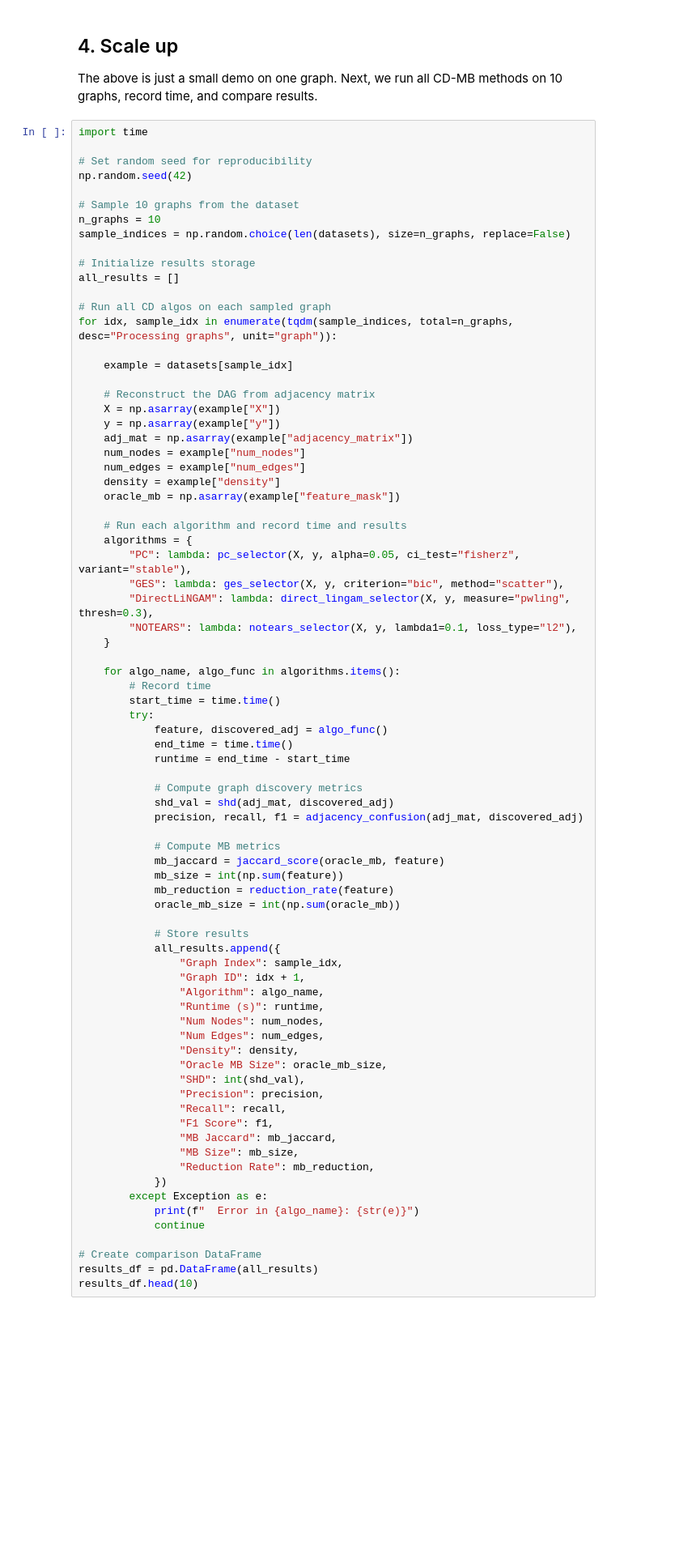
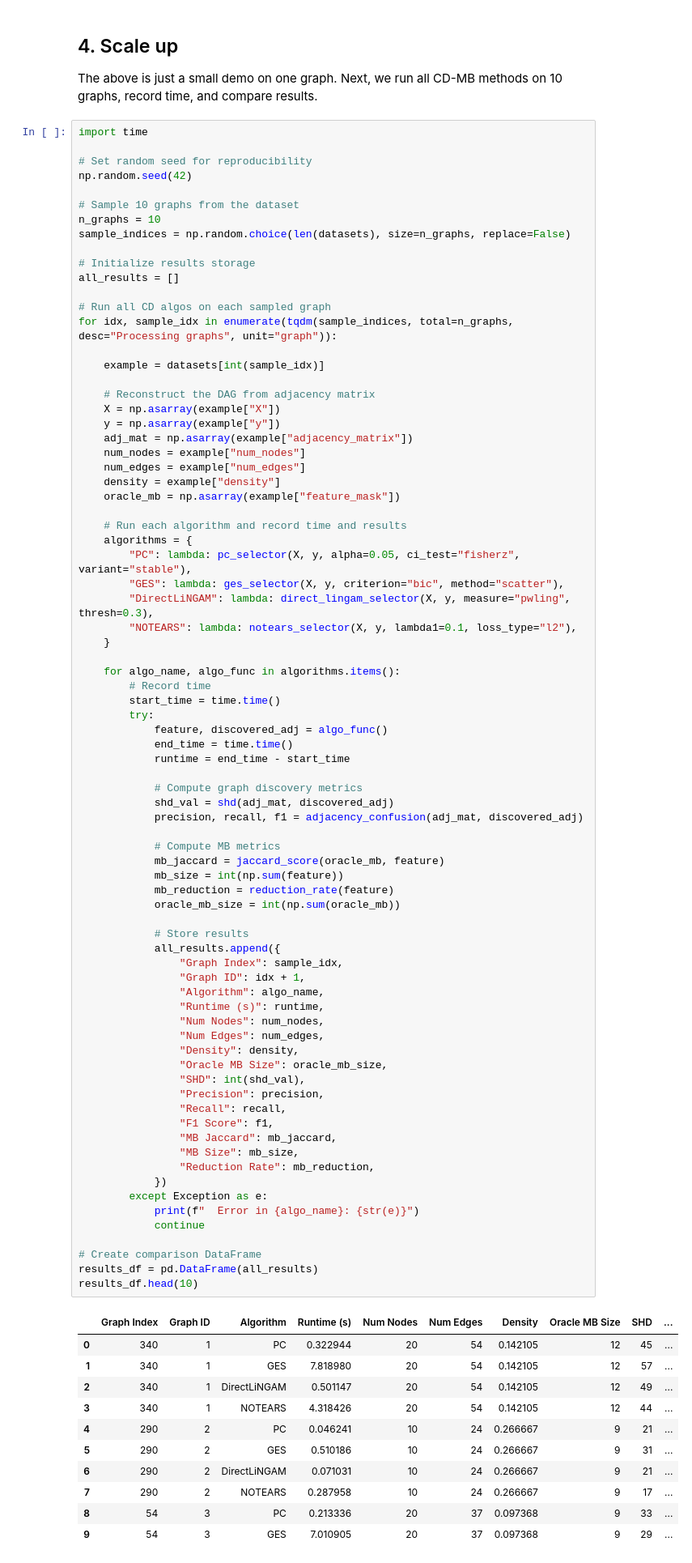
Before and after one commit to Shu-Wan/CSE472-blanket-challenge, a Jupyter notebook: labs/01_causal_discovery/lab1.ipynb, the cells around one changed output. Shown at 81% size. Cells and saved outputs as stored; diff of their text form; blank space fills up the shorter version.

```diff
--- a/labs/01_causal_discovery/lab1.ipynb
+++ b/labs/01_causal_discovery/lab1.ipynb
@@ -204,7 +234,7 @@ all_results = []
 # Run all CD algos on each sampled graph
 for idx, sample_idx in enumerate(tqdm(sample_indices, total=n_graphs, desc="Processing graphs", unit="graph")):
 
-    example = datasets[sample_idx]
+    example = datasets[int(sample_idx)]
 
     # Reconstruct the DAG from adjacency matrix
     X = np.asarray(example["X"])
@@ -239,33 +269,45 @@ for idx, sample_idx in enumerate(tqdm(sample_indices, total=n_graphs, desc="Proc
             mb_jaccard = jaccard_score(oracle_mb, feature)
             mb_size = int(np.sum(feature))
             mb_reduction = reduction_rate(feature)
             oracle_mb_size = int(np.sum(oracle_mb))
 
             # Store results
             all_results.append({
                 "Graph Index": sample_idx,
                 "Graph ID": idx + 1,
                 "Algorithm": algo_name,
                 "Runtime (s)": runtime,
                 "Num Nodes": num_nodes,
                 "Num Edges": num_edges,
                 "Density": density,
                 "Oracle MB Size": oracle_mb_size,
                 "SHD": int(shd_val),
                 "Precision": precision,
                 "Recall": recall,
                 "F1 Score": f1,
                 "MB Jaccard": mb_jaccard,
                 "MB Size": mb_size,
                 "Reduction Rate": mb_reduction,
             })
         except Exception as e:
             print(f"  Error in {algo_name}: {str(e)}")
             continue
 
 # Create comparison DataFrame
 results_df = pd.DataFrame(all_results)
 results_df.head(10)
+# %% [output]
+|  | Graph Index | Graph ID | Algorithm | Runtime (s) | Num Nodes | Num Edges | Density | Oracle MB Size | SHD | ... |
+| 0 | 340 | 1 | PC | 0.322944 | 20 | 54 | 0.142105 | 12 | 45 | ... |
+| 1 | 340 | 1 | GES | 7.818980 | 20 | 54 | 0.142105 | 12 | 57 | ... |
+| 2 | 340 | 1 | DirectLiNGAM | 0.501147 | 20 | 54 | 0.142105 | 12 | 49 | ... |
+| 3 | 340 | 1 | NOTEARS | 4.318426 | 20 | 54 | 0.142105 | 12 | 44 | ... |
+| 4 | 290 | 2 | PC | 0.046241 | 10 | 24 | 0.266667 | 9 | 21 | ... |
+| 5 | 290 | 2 | GES | 0.510186 | 10 | 24 | 0.266667 | 9 | 31 | ... |
+| 6 | 290 | 2 | DirectLiNGAM | 0.071031 | 10 | 24 | 0.266667 | 9 | 21 | ... |
+| 7 | 290 | 2 | NOTEARS | 0.287958 | 10 | 24 | 0.266667 | 9 | 17 | ... |
+| 8 | 54 | 3 | PC | 0.213336 | 20 | 37 | 0.097368 | 9 | 33 | ... |
+| 9 | 54 | 3 | GES | 7.010905 | 20 | 37 | 0.097368 | 9 | 29 | ... |
 # %%
 # Summary by algorithm
 summary_by_algo = results_df.groupby("Algorithm").agg({
```
Also changed, not shown: parts of 16 cells of this notebook, 3 other files.
